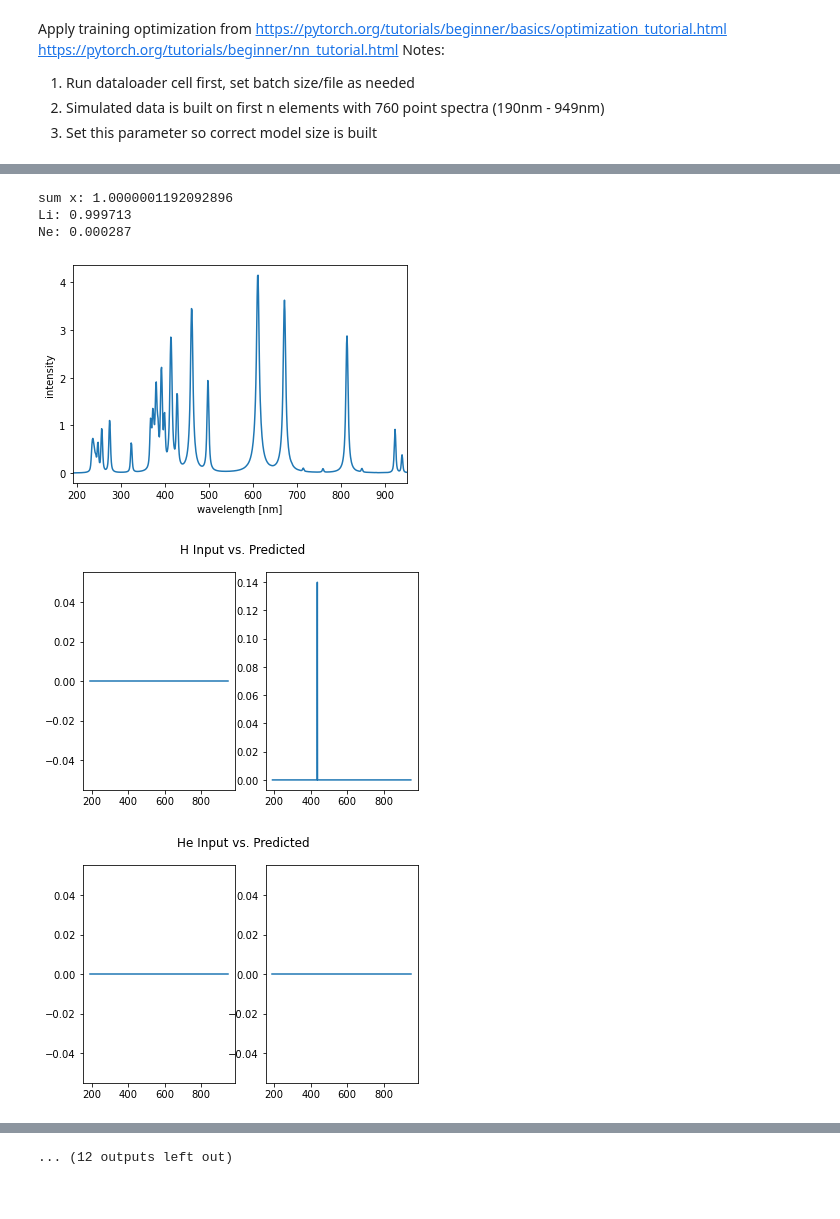
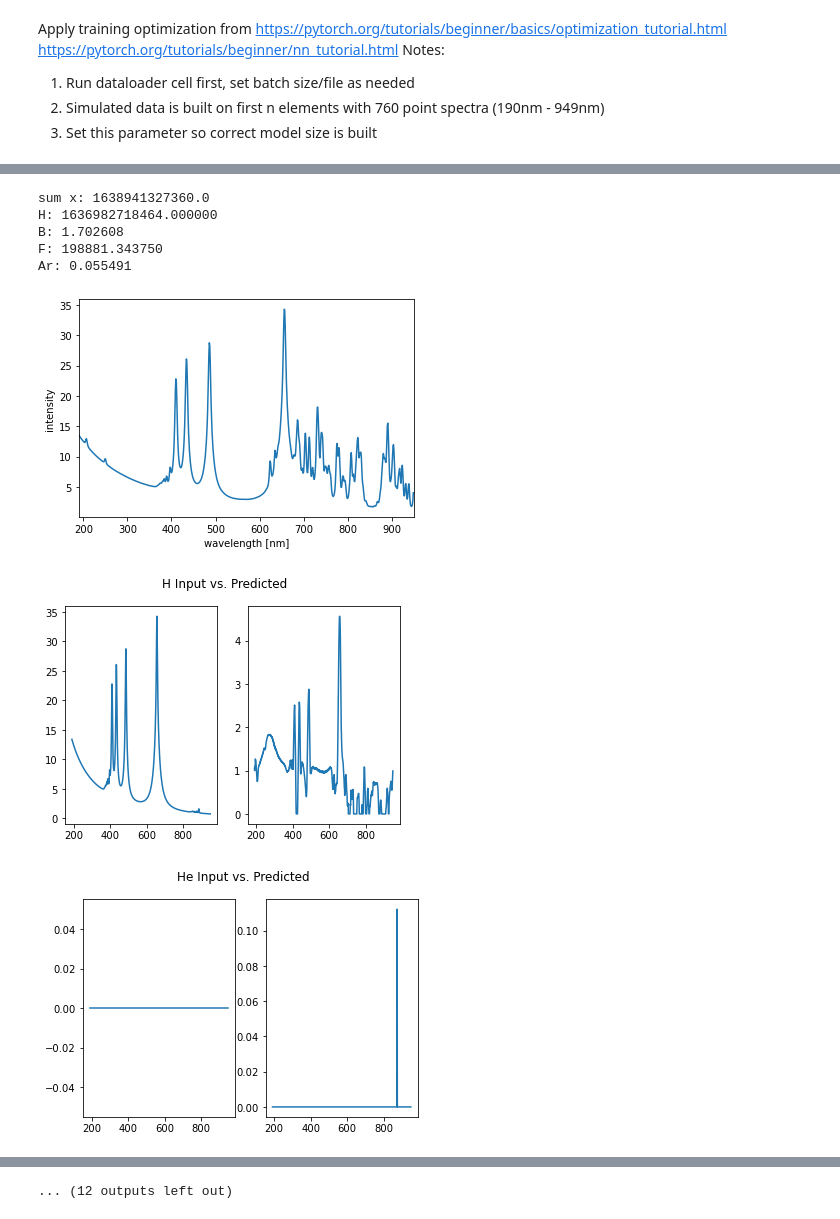
Before and after one commit to MWhitta/phaseMAP, a Jupyter notebook: LIBS_Training.ipynb, the cells around one changed output, grey strips where cells are left out. Drawn from its saved outputs; the diff is of its cells as text; code cells hidden in the pictures.

```diff
--- a/LIBS_Training.ipynb
+++ b/LIBS_Training.ipynb
@@ -20,7 +22,7 @@ datapath = top_dir / 'data'
 elem_symb = np.loadtxt(datapath / "abundance/elements_94.csv", dtype=str)
 #Leverage PyTorch native Dataset and DataLoader
 #Define Train/Test sets from 20 element data samples
-with open(datapath / 'training/100k_nomods.pickle', 'rb') as f:
+with open(datapath / 'training/10k_nomods.pickle', 'rb') as f:
     fracs = pickle.load(f)
     wave = pickle.load(f)
     x_data = pickle.load(f)
@@ -30,14 +32,14 @@ with open(datapath / 'training/100k_nomods.pickle', 'rb') as f:
 #input needs a placeholder "channel" dimension since single channel
 #learned labels already has max_z + 2 channels from spec_array
 #data has to match weights which default to float() so cast data as same
-scale_factor = 1000
+scale_factor = 10**4
 x_data = torch.tensor(x_data[:,None,:].astype('float32'))
 y_data = torch.tensor(y_data.astype('float32'))
 x_data[x_data < 0] = 0
 y_data[y_data < 0] = 0
 #log transform data, add small offset 1 so zero points remain ~zero on log scale
-x_data = torch.log(scale_factor * x_data + 1)
-y_data = torch.log(scale_factor * y_data + 1)
+x_data = 5 * torch.log(scale_factor * x_data + 1)
+y_data = 5 * torch.log(scale_factor * y_data + 1)
 
 spec_ds = TensorDataset(x_data, y_data)
 #batch sizes
@@ -66,10 +68,10 @@ learning_rate = 1 #There is a schedule to reduce as loss plateaus
 lr_patience = 2
 lr_cooldown = 2
 lr_thresh = 0.01
-epochs = 20
+epochs = 1
 
 #Initialize and run
-model = unet_004.LIBSUNet(el_count, wl_points)
+model = peakyfinder_0001.LIBSUNet(el_count, wl_points)
 loss_fn = nn.MSELoss(reduction='mean')
 optimizer = torch.optim.SGD(model.parameters(), lr=learning_rate)
 lr_scheduler = ReduceLROnPlateau(optimizer, mode='min', patience=lr_patience,
@@ -77,6 +79,9 @@ lr_scheduler = ReduceLROnPlateau(optimizer, mode='min', patience=lr_patience,
 now_time = datetime.datetime.now().strftime('%Y-%m-%d-%H-%M-%S') #  now
 writerpath = top_dir / 'runs' / now_time
 writer = SummaryWriter(writerpath)
+
+# save trained model
+torch.save(model, top_dir / 'trained_models/peakyfinder_0001_')
 
 #add model diagram to tensorboard
 #writer.add_graph(model,train_ds)
@@ -117,6 +103,6 @@ for param in model.parameters():
 # %%
 #look at the predicted vs. reference spectra
-i_samp = 1000 #vary up to 9999
+i_samp = 0000 #vary up to 9999
 x_sample = x_data[i_samp][None, :, :] #need correct dimensions with batch for prediction
 y_sample = y_data[i_samp].detach().numpy() #[22][760] # 20+2 (el + art + noi) spectra
 
@@ -127,36 +113,38 @@ for i in range(el_count):
     frac = np.sum((np.exp(y_sample[i]) - 1)/1000)
     if frac > 0:
         print(f"{elem_symb[i]}: {frac:>4f}")
 
 wave = np.arange(190,950)
 #first plot the composite input spectrum we're trying to decompose
 plt.plot(wave, x_sample[0][0])
 plt.xlabel('wavelength [nm]')
 plt.ylabel('intensity')
 plt.xlim([190, 950])
 plt.show
 
 #prediction
 plot_thresh = 0.1
 model.eval()
 with torch.no_grad():
     pred = model(x_sample)
     y_pred = pred[0].detach().numpy() #[22][760] corresponding predictions for y_sample
     y_pred[y_pred < plot_thresh] = 0
 
     #https://matplotlib.org/3.5.0/tutorials/introductory/usage.html#the-object-oriented-interface-and-the-pyplot-interface
     def pred_plot(ax, data1, data2, param_dict):
         out = ax.plot(data1, data2, **param_dict)
         return out
     for i in range(22):
         fig, (ax1, ax2) = plt.subplots(1, 2)
         fig.suptitle(f'{elem_symb[i]} Input vs. Predicted ')
         pred_plot(ax1, wave, y_sample[i], {})
         pred_plot(ax2, wave, y_pred[i], {})
 # %% [output]
-sum x: 1.0000001192092896
-Li: 0.999713
-Ne: 0.000287
+sum x: 1638941327360.0
+H: 1636982718464.000000
+B: 1.702608
+F: 198881.343750
+Ar: 0.055491
-[figure, old version]
+[figure, new version]
-[figure, old version]
+[figure, new version]
-[figure, old version]
+[figure, new version]
```
Also changed, not shown: parts of 5 cells of this notebook, 11 other files.
